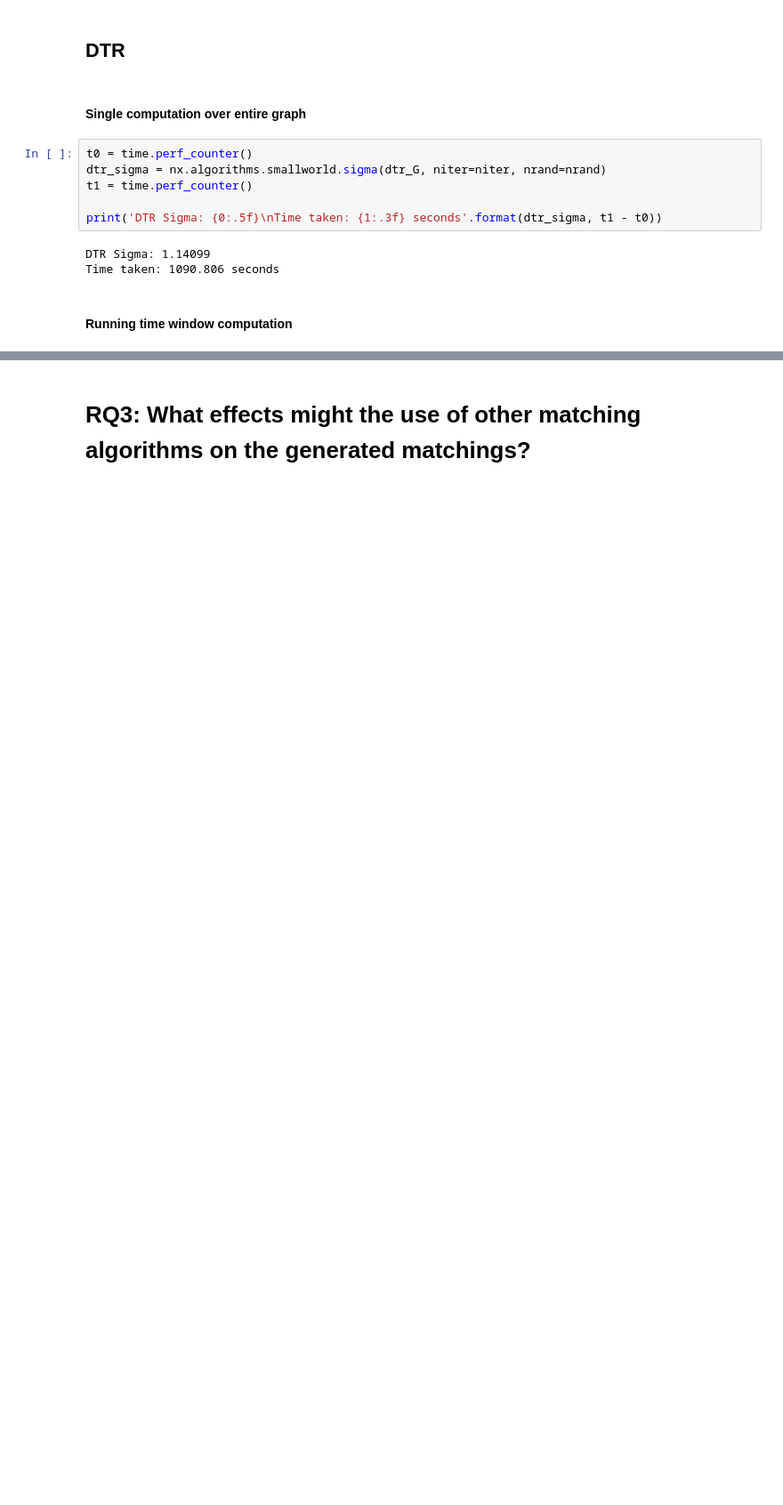
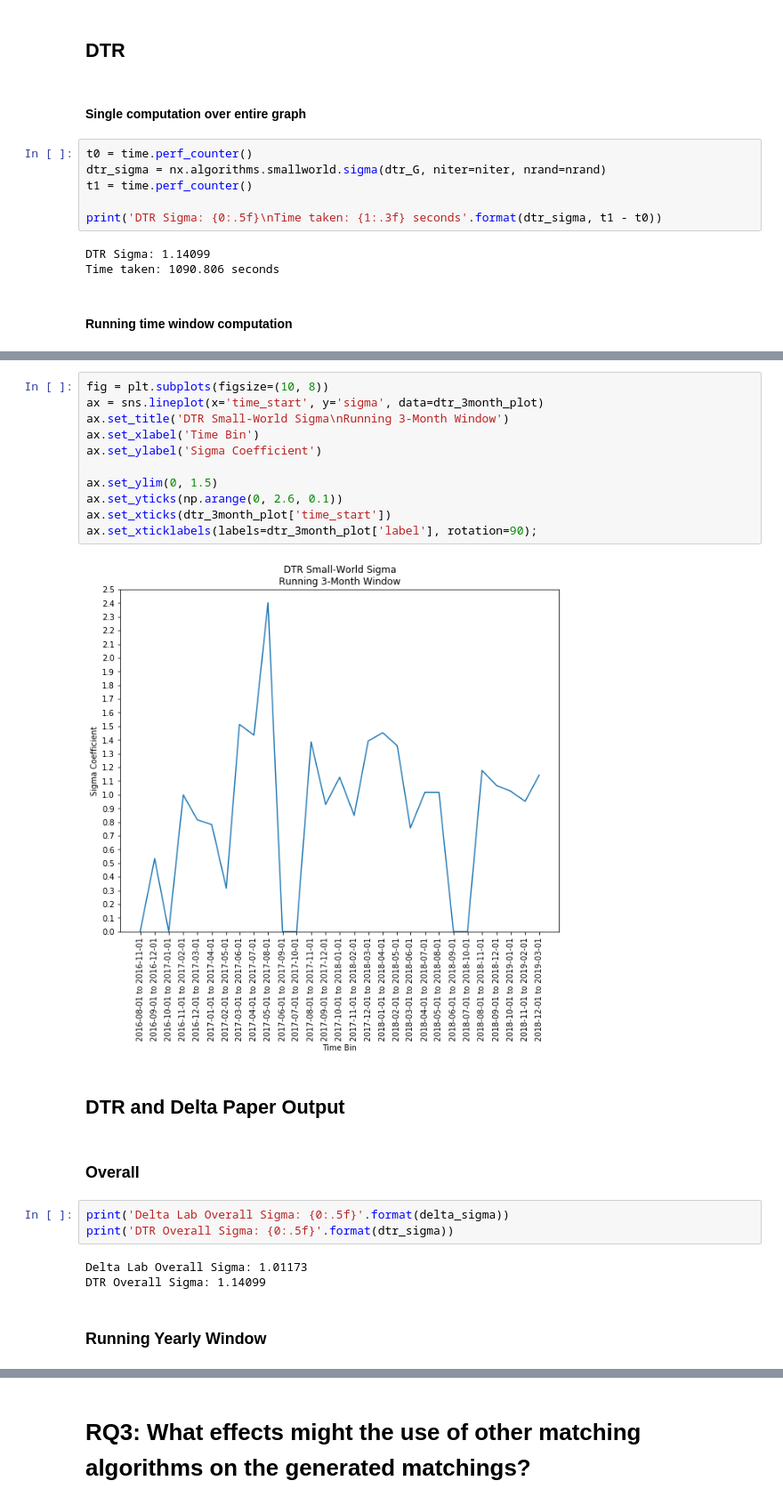
Before and after one commit to NUDelta/pair-research-matching-alg, a Jupyter notebook: network_analysis/NetworkAnalysis.ipynb, the cells around one changed output, grey strips where cells are left out. Shown at 89% size. Saved outputs shown, nothing was run; the diff lists cells and outputs as text; blank space fills up the shorter version.

```diff
--- a/network_analysis/NetworkAnalysis.ipynb
+++ b/network_analysis/NetworkAnalysis.ipynb
@@ -713,0 +685,25 @@ sns.lineplot(x='time_start', y='sigma', data=dtr_3month_plot)
+# %%
+fig = plt.subplots(figsize=(10, 8))
+ax = sns.lineplot(x='time_start', y='sigma', data=dtr_3month_plot)
+ax.set_title('DTR Small-World Sigma\nRunning 3-Month Window')
+ax.set_xlabel('Time Bin')
+ax.set_ylabel('Sigma Coefficient')
+
+ax.set_ylim(0, 1.5)
+ax.set_yticks(np.arange(0, 2.6, 0.1))
+ax.set_xticks(dtr_3month_plot['time_start'])
+ax.set_xticklabels(labels=dtr_3month_plot['label'], rotation=90);
+# %% [output]
+[figure, added]
+# %% [markdown]
+## DTR and Delta Paper Output
+# %% [markdown]
+### Overall
+# %%
+print('Delta Lab Overall Sigma: {0:.5f}'.format(delta_sigma))
+print('DTR Overall Sigma: {0:.5f}'.format(dtr_sigma))
+# %% [output]
+Delta Lab Overall Sigma: 1.01173
+DTR Overall Sigma: 1.14099
+# %% [markdown]
+### Running Yearly Window
```
Also changed, not shown: parts of 58 cells of this notebook, 1 other file.
